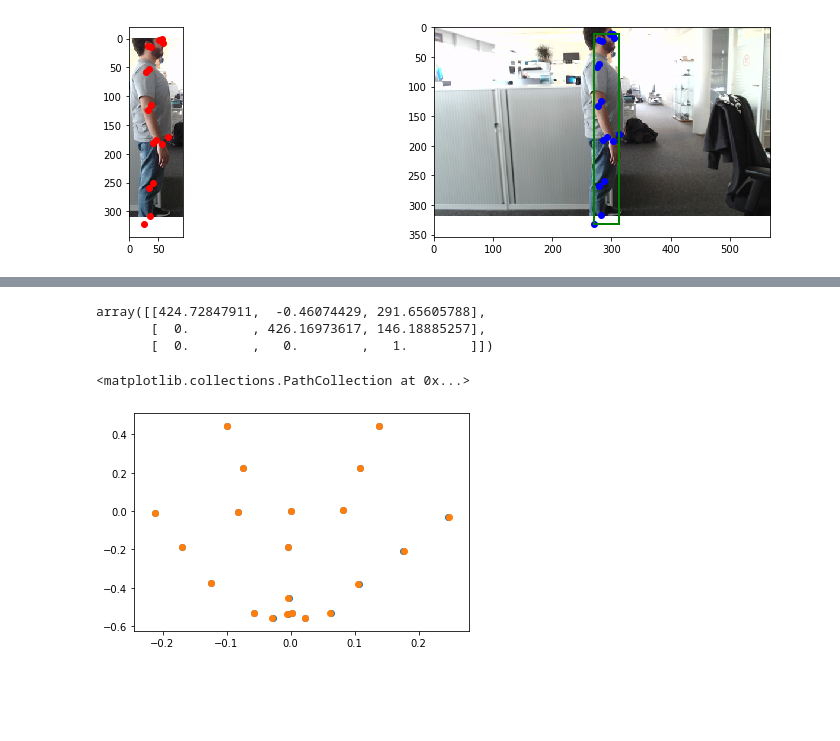
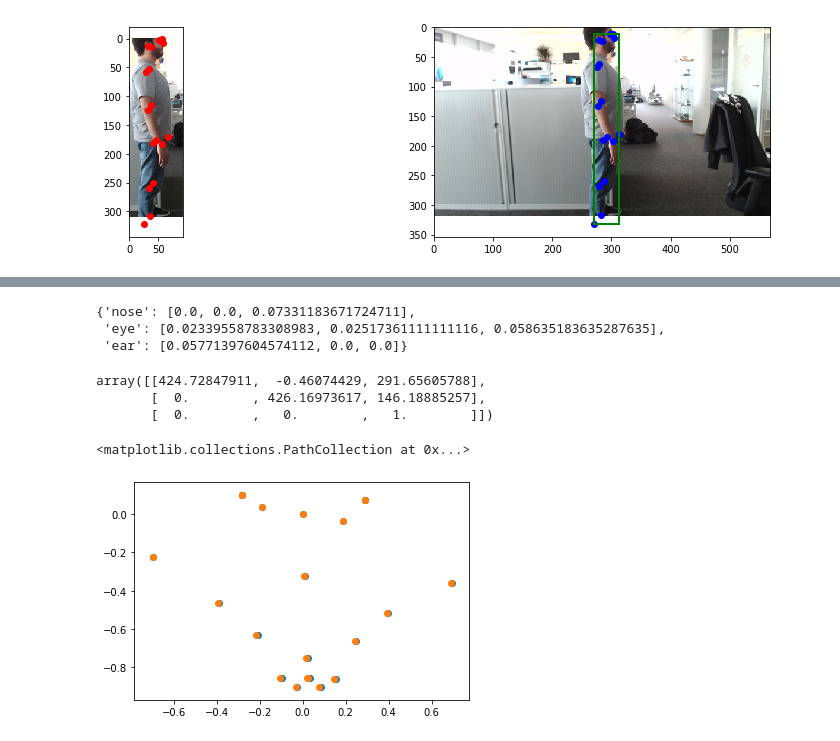
Before and after one commit to Parrotlife/3D-2D_Human_Pose_Generation-Lib, a Jupyter notebook: camera_inference.ipynb, the cells around one changed output, grey strips where cells are left out. Saved outputs shown, nothing was run; the diff lists cells and outputs as text; code cells hidden in the pictures; blank space fills up the shorter version.

```diff
--- a/camera_inference.ipynb
+++ b/camera_inference.ipynb
@@ -144,3 +143,9 @@ def pixel_to_camera(uv_tensor, kk, z_met):
+# %%
+face_pos_1
+# %% [output]
+{'nose': [0.0, 0.0, 0.07331183671724711],
+ 'eye': [0.02339558783308983, 0.02517361111111116, 0.058635183635287635],
+ 'ear': [0.05771397604574112, 0.0, 0.0]}
 # %%
 kk = np.array([[424.728479112759, 0, 0],
 [-0.460744287015015, 426.169736173792, 0],
@@ -156,8 +161,8 @@ front_view2 = pixel_to_camera(pifpaf[i]['og_keypoints'].transpose(), torch.tenso
 # %%
 convert = pose2d.normalize(front_view2.numpy().transpose()[:2])
 # %%
-plt.scatter(front_view.reshape((21,2)).transpose()[0], front_view.reshape((21,2)).transpose()[1])
-plt.scatter(front_view2.reshape((21,2)).transpose()[0], front_view2.reshape((21,2)).transpose()[1])
+plt.scatter(side_view.reshape((21,2)).transpose()[0], side_view.reshape((21,2)).transpose()[1])
+plt.scatter(side_view2.reshape((21,2)).transpose()[0], side_view2.reshape((21,2)).transpose()[1])
 # %% [output]
 <matplotlib.collections.PathCollection at 0x...>
-[figure, old version]
+[figure, new version]
```
Also changed, not shown: parts of 15 cells of this notebook, 6 other files.
